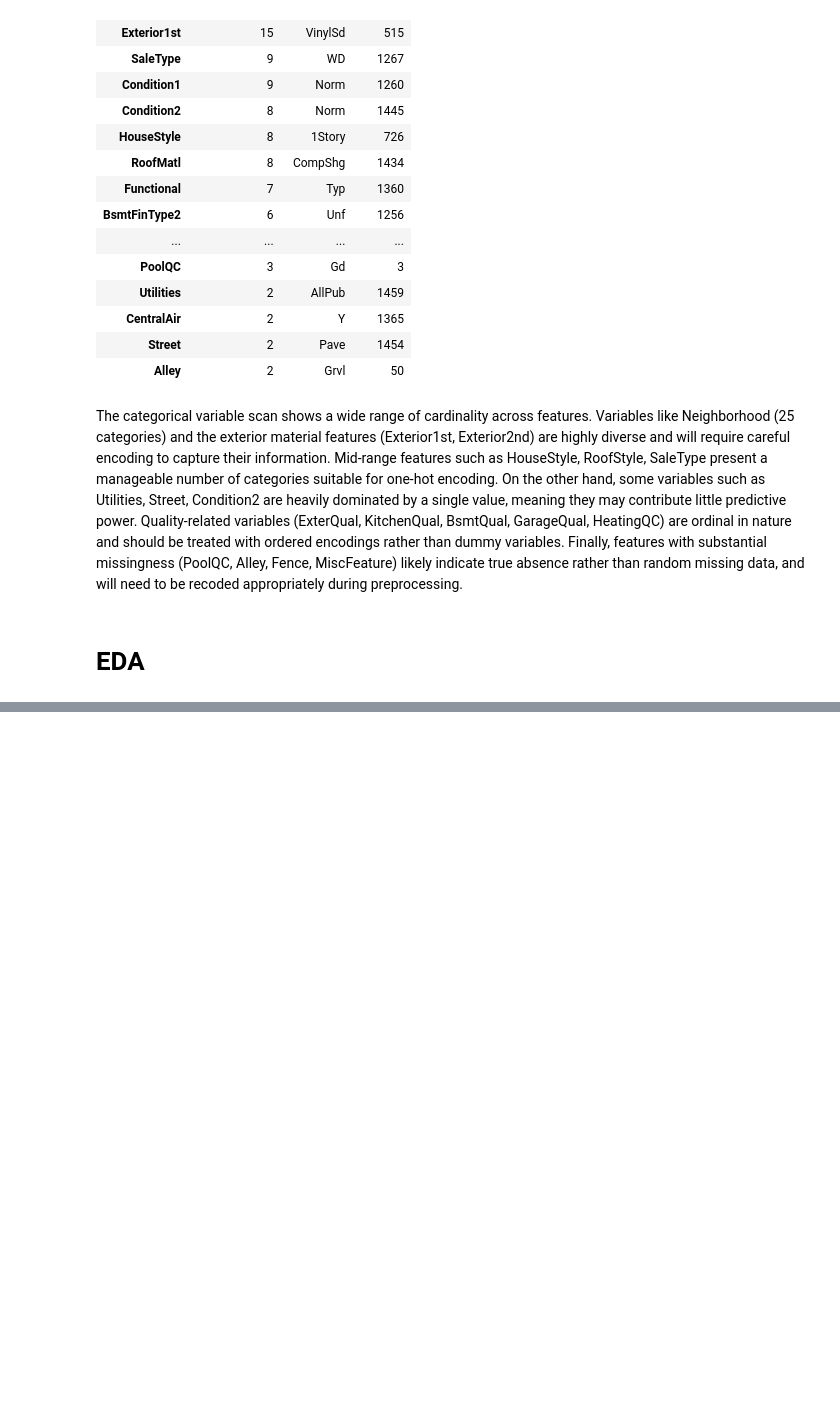
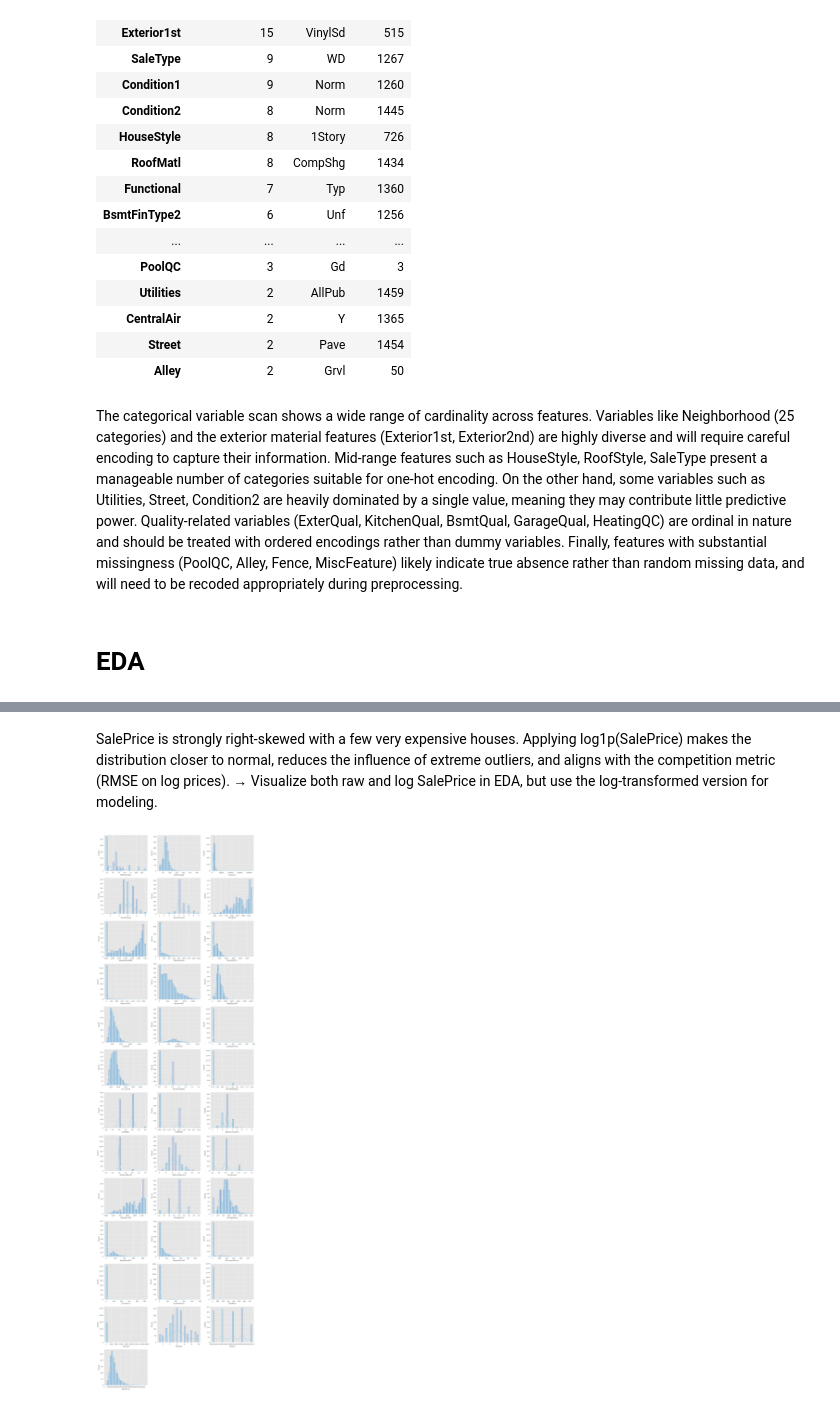
Before and after one commit to matin-zarei/house-pricee, a Jupyter notebook: house_prices.ipynb, the cells around one changed output, grey strips where cells are left out. Saved outputs shown, nothing was run; the diff lists cells and outputs as text; code cells hidden in the pictures; blank space fills up the shorter version.

```diff
--- a/house_prices.ipynb
+++ b/house_prices.ipynb
@@ -68,6 +72,4 @@ numeric values that are date: 'MoSold', 'YrSold'
 # %%
 df_cat = df_train.select_dtypes(include=['object'])
 df_num = df_train.select_dtypes(exclude=['object'])
+df_num.drop(columns=['Id'], inplace=True)
-# %%
-for col in df_cat.columns:
-    print(f"{col}: {df_cat[col].nunique()} unique values")
@@ -148,0 +143,25 @@ The categorical variable scan shows a wide range of cardinality across features.
+# %% [markdown]
+SalePrice is strongly right-skewed with a few very expensive houses.
+Applying log1p(SalePrice) makes the distribution closer to normal,
+reduces the influence of extreme outliers, and aligns with the competition metric (RMSE on log prices).
+→ Visualize both raw and log SalePrice in EDA, but use the log-transformed version for modeling.
+# %%
+
+# number of plots per row
+n_cols = 3
+
+# total rows needed
+n_rows = int(np.ceil(len(df_num.columns) / n_cols))
+
+fig, axes = plt.subplots(n_rows, n_cols, figsize=(15, n_rows*4))
+axes = axes.flatten()  # make it 1D for easy indexing
+
+for i, col in enumerate(df_num.columns):
+    sns.histplot(df_num[col].dropna(), kde=True, ax=axes[i], bins=30,color='skyblue', edgecolor='navy')
+
+# turn off empty axes if columns < rows*cols
+for j in range(i+1, len(axes)):
+    fig.delaxes(axes[j])
+plt.tight_layout()
+# %% [output]
+[figure, added]
```
Also changed, not shown: parts of 26 cells of this notebook.
